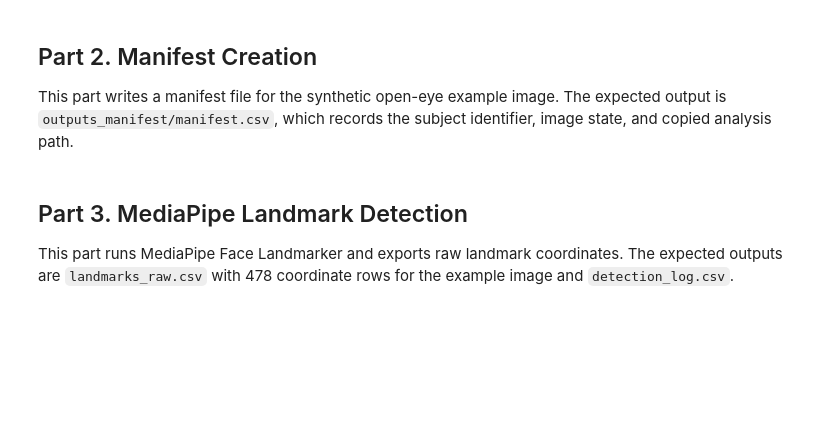
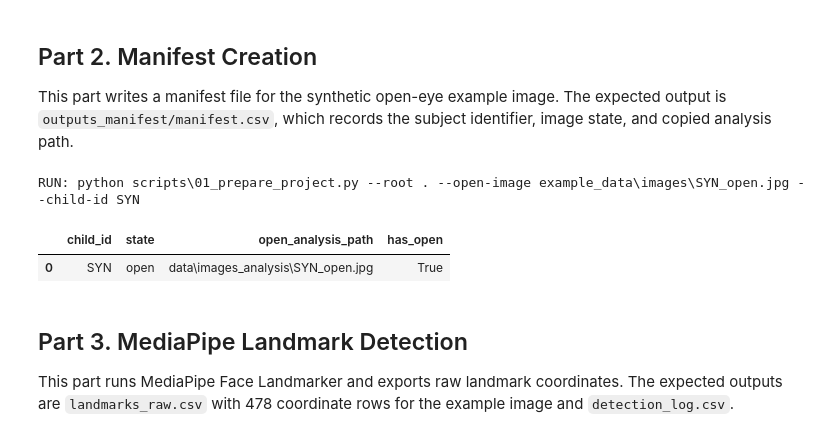
Before and after one commit to YKang97/mediapipe_child_face_analysis_RFMI, a Jupyter notebook: notebooks/RFMI_Image_to_Indices_Demo.ipynb, the cells around one changed output. Saved outputs shown, nothing was run; the diff lists cells and outputs as text; code cells hidden in the pictures; blank space fills up the shorter version.

```diff
--- a/notebooks/RFMI_Image_to_Indices_Demo.ipynb
+++ b/notebooks/RFMI_Image_to_Indices_Demo.ipynb
@@ -90,20 +104,31 @@ display(Image(filename=str(OPEN_IMAGE), width=430))
 
 This part writes a manifest file for the synthetic open-eye example image. The expected output is `outputs_manifest/manifest.csv`, which records the subject identifier, image state, and copied analysis path.
 # %%
+def display_argument(value):
+    text = str(value)
+    try:
+        return str(Path(text).relative_to(ROOT))
+    except (ValueError, OSError):
+        return text
+
 def run(args):
     cmd = [sys.executable] + [str(a) for a in args]
-    print('RUN:', ' '.join(cmd))
+    print('RUN:', ' '.join(['python', *[display_argument(a) for a in args]]))
     subprocess.run(cmd, cwd=ROOT, check=True)
 
 run([
     ROOT / 'scripts' / '01_prepare_project.py',
     '--root', ROOT,
     '--open-image', OPEN_IMAGE,
     '--child-id', SUBJECT_ID,
 ])
 
 manifest = pd.read_csv(ROOT / 'outputs_manifest' / 'manifest.csv')
 manifest
+# %% [output]
+RUN: python scripts\01_prepare_project.py --root . --open-image example_data\images\SYN_open.jpg --child-id SYN
+|  | child_id | state | open_analysis_path | has_open |
+| 0 | SYN | open | data\images_analysis\SYN_open.jpg | True |
 # %% [markdown]
 ## Part 3. MediaPipe Landmark Detection
 
```
Also changed, not shown: parts of 8 cells of this notebook, 15 other files.
